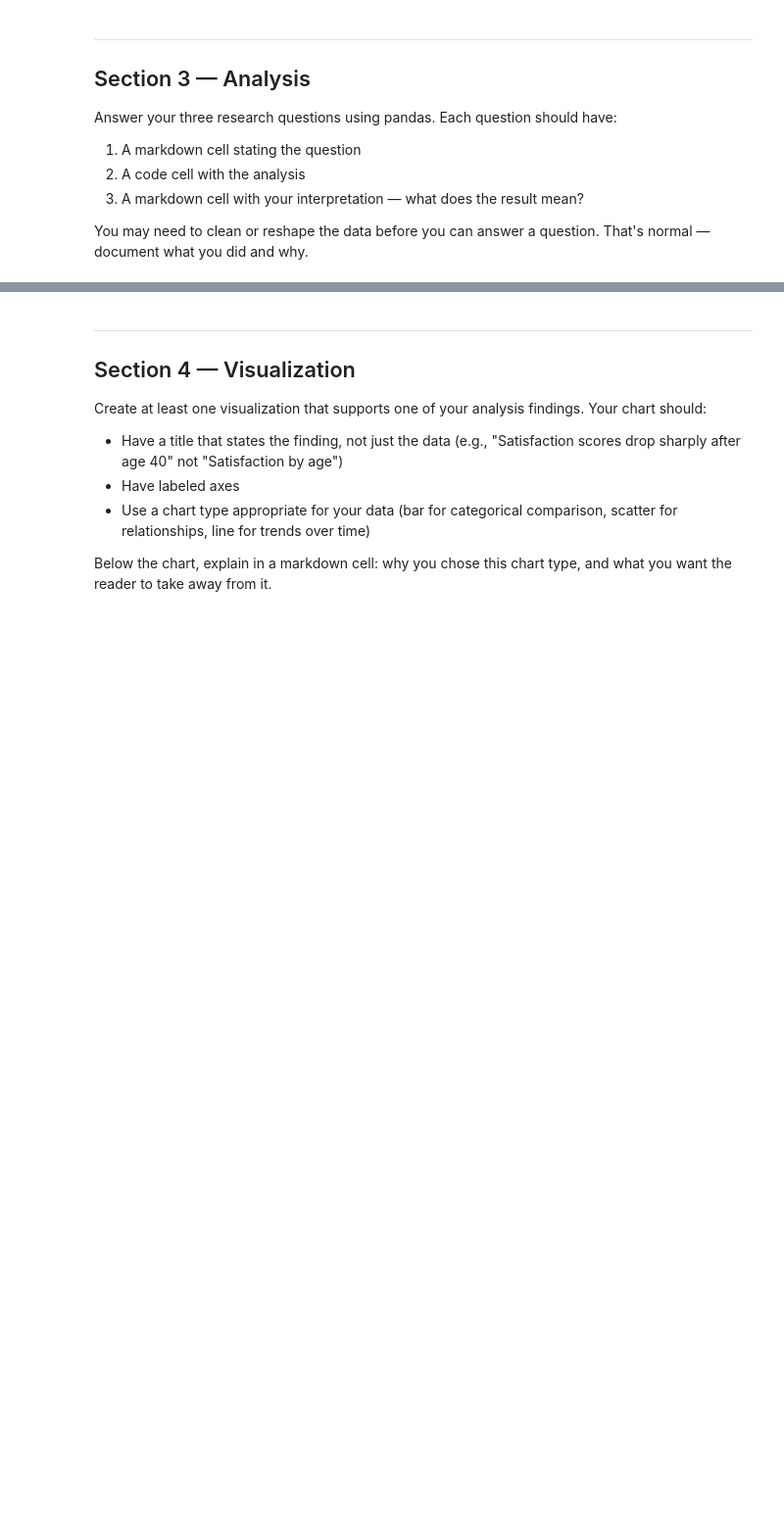
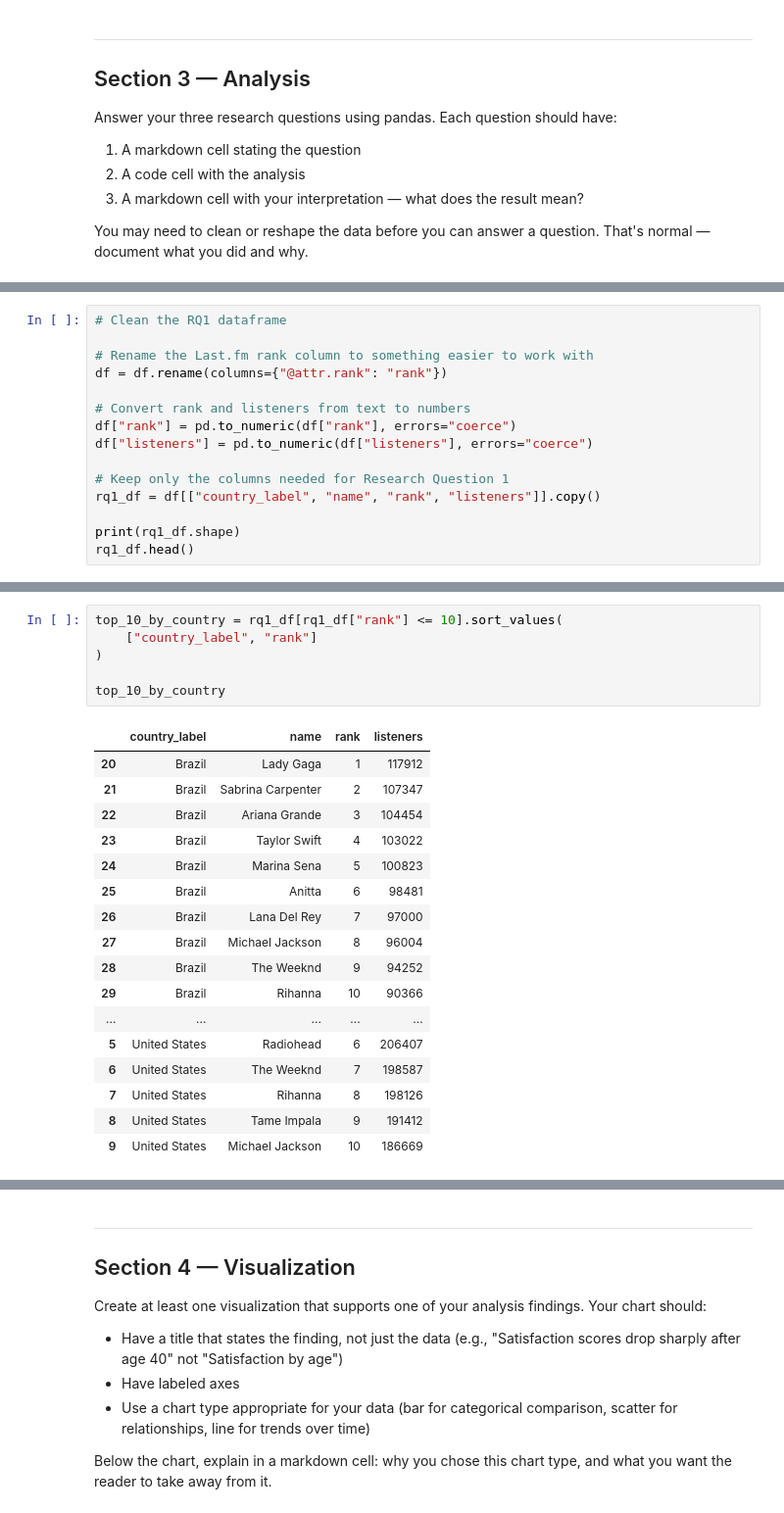
Before and after one commit to gena-lee/hcde530, a Jupyter notebook: Week 6/A6 Visualization/mp1b.ipynb, the cells around one changed output, grey strips where cells are left out. Shown at 98% size. Cells and saved outputs as stored; diff of their text form; blank space fills up the shorter version.

```diff
--- a/Week 6/A6 Visualization/mp1b.ipynb
+++ b/Week 6/A6 Visualization/mp1b.ipynb
@@ -206,0 +163,15 @@ You may need to clean or reshape the data before you can answer a question. That
+# %%
+# Clean the RQ1 dataframe
+
+# Rename the Last.fm rank column to something easier to work with
+df = df.rename(columns={"@attr.rank": "rank"})
+
+# Convert rank and listeners from text to numbers
+df["rank"] = pd.to_numeric(df["rank"], errors="coerce")
+df["listeners"] = pd.to_numeric(df["listeners"], errors="coerce")
+
+# Keep only the columns needed for Research Question 1
+rq1_df = df[["country_label", "name", "rank", "listeners"]].copy()
+
+print(rq1_df.shape)
+rq1_df.head()
@@ -206,0 +186,24 @@ You may need to clean or reshape the data before you can answer a question. That
+# %%
+top_10_by_country = rq1_df[rq1_df["rank"] <= 10].sort_values(
+    ["country_label", "rank"]
+)
+
+top_10_by_country
+# %% [output]
+|  | country_label | name | rank | listeners |
+| 20 | Brazil | Lady Gaga | 1 | 117912 |
+| 21 | Brazil | Sabrina Carpenter | 2 | 107347 |
+| 22 | Brazil | Ariana Grande | 3 | 104454 |
+| 23 | Brazil | Taylor Swift | 4 | 103022 |
+| 24 | Brazil | Marina Sena | 5 | 100823 |
+| 25 | Brazil | Anitta | 6 | 98481 |
+| 26 | Brazil | Lana Del Rey | 7 | 97000 |
+| 27 | Brazil | Michael Jackson | 8 | 96004 |
+| 28 | Brazil | The Weeknd | 9 | 94252 |
+| 29 | Brazil | Rihanna | 10 | 90366 |
+| ... | ... | ... | ... | ... |
+| 5 | United States | Radiohead | 6 | 206407 |
+| 6 | United States | The Weeknd | 7 | 198587 |
+| 7 | United States | Rihanna | 8 | 198126 |
+| 8 | United States | Tame Impala | 9 | 191412 |
+| 9 | United States | Michael Jackson | 10 | 186669 |
```
Also changed, not shown: parts of 41 cells of this notebook.
